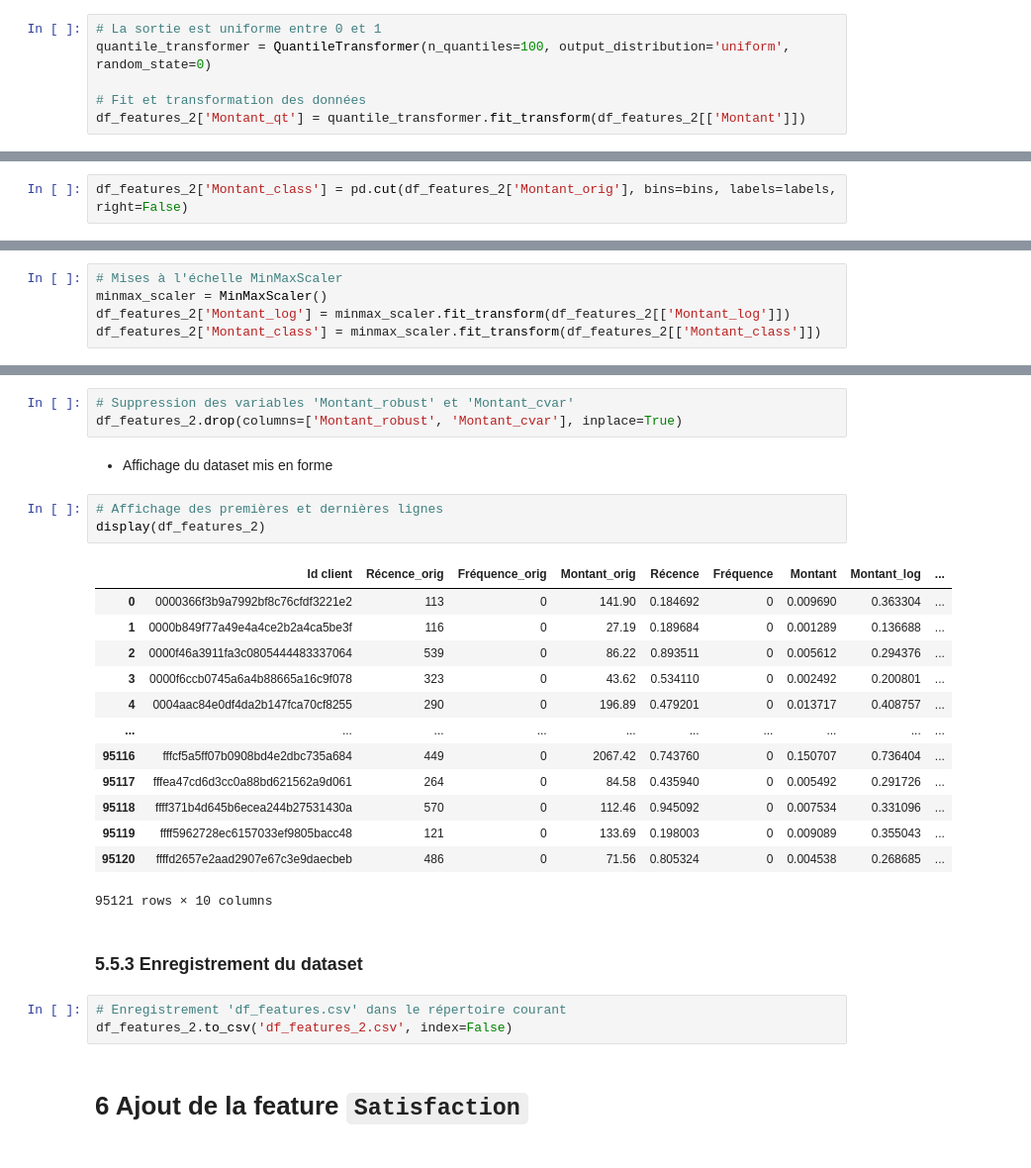
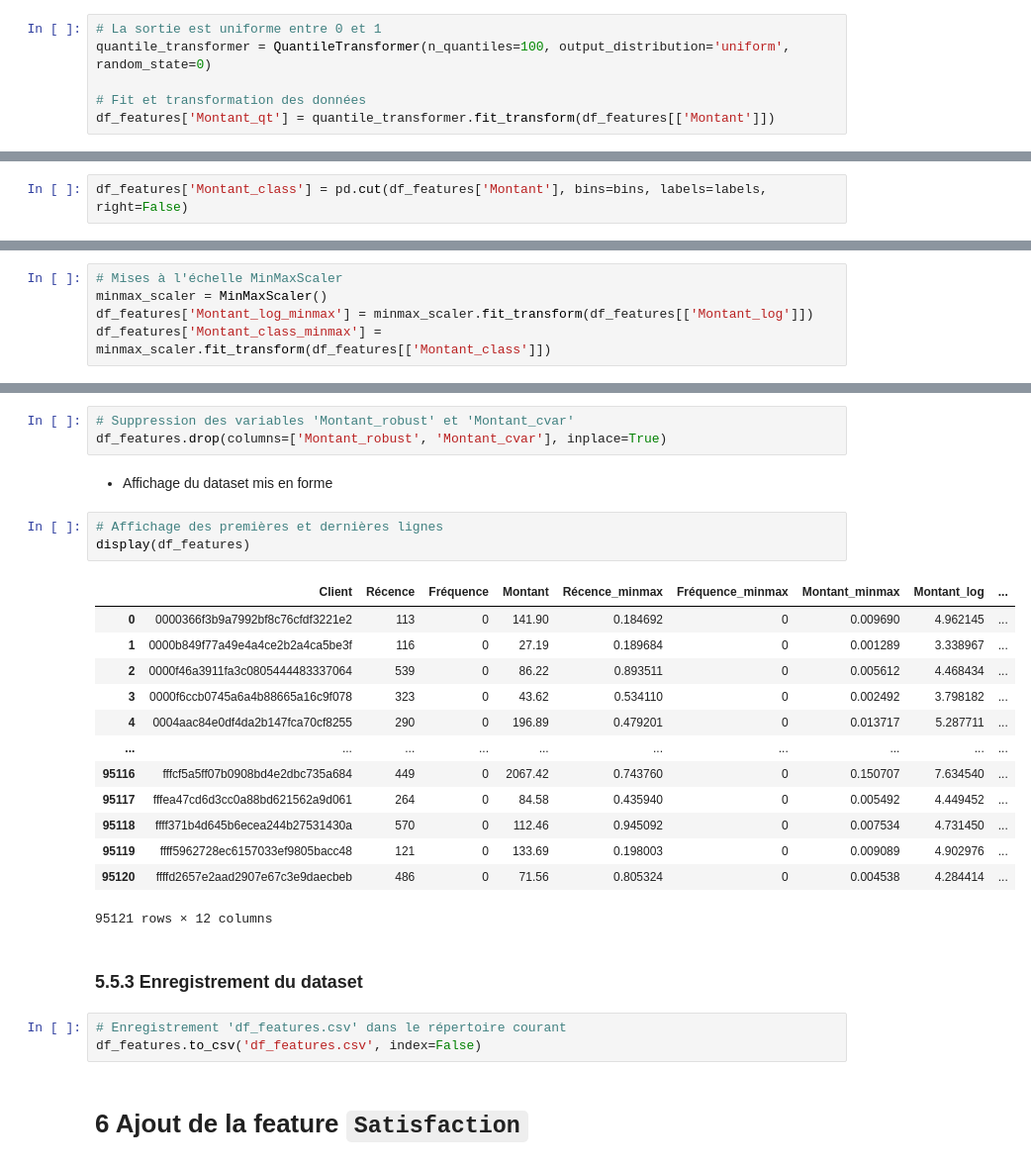
Before and after one commit to Christophe-Aballea/OC_projet5_Segmentez_des_clients_d_un_site_ecommerce, a Jupyter notebook: P05_Notebook2_Feature_ingineering.ipynb, the cells around one changed output, grey strips where cells are left out. Shown at 99% size. Cells and saved outputs as stored; diff of their text form.

Commit message:
1 seul dataframe 'df_features', 1 seul fichier 'df_features.csv'

```diff
--- a/P05_Notebook2_Feature_ingineering.ipynb
+++ b/P05_Notebook2_Feature_ingineering.ipynb
@@ -1491,6 +1478,6 @@ plot_distribution(df_features_2, 'Montant_cvar', 'Montant acheté (coefficient d
 quantile_transformer = QuantileTransformer(n_quantiles=100, output_distribution='uniform', random_state=0)
 
 # Fit et transformation des données
-df_features_2['Montant_qt'] = quantile_transformer.fit_transform(df_features_2[['Montant']])
+df_features['Montant_qt'] = quantile_transformer.fit_transform(df_features[['Montant']])
 # %%
 # Histogramme et boxplot
@@ -1507,6 +1494,6 @@ plot_distribution(df_features_2, 'Montant_qt', 'Montant acheté (coefficient de
 bins = [0, 25, 50, 100, 150, 200, 250, 500, 1000, float('inf')]
 labels = range(len(bins) - 1)
 # %%
-df_features_2['Montant_class'] = pd.cut(df_features_2['Montant_orig'], bins=bins, labels=labels, right=False)
+df_features['Montant_class'] = pd.cut(df_features['Montant'], bins=bins, labels=labels, right=False)
 # %%
 # Histogramme et boxplot
@@ -1534,36 +1521,36 @@ plot_distribution(df_features_2, 'Montant_class', 'Montant acheté (classement)'
 # %%
 # Mises à l'échelle MinMaxScaler
 minmax_scaler = MinMaxScaler()
-df_features_2['Montant_log'] = minmax_scaler.fit_transform(df_features_2[['Montant_log']])
-df_features_2['Montant_class'] = minmax_scaler.fit_transform(df_features_2[['Montant_class']])
+df_features['Montant_log_minmax'] = minmax_scaler.fit_transform(df_features[['Montant_log']])
+df_features['Montant_class_minmax'] = minmax_scaler.fit_transform(df_features[['Montant_class']])
 # %% [markdown]
 ### 5.5.2 Suppression des variables inutilisées
 # %%
 # Suppression des variables 'Montant_robust' et 'Montant_cvar'
-df_features_2.drop(columns=['Montant_robust', 'Montant_cvar'], inplace=True)
+df_features.drop(columns=['Montant_robust', 'Montant_cvar'], inplace=True)
 # %% [markdown]
 * Affichage du dataset mis en forme
 # %%
 # Affichage des premières et dernières lignes
-display(df_features_2)
+display(df_features)
 # %% [output]
-|  | Id client | Récence_orig | Fréquence_orig | Montant_orig | Récence | Fréquence | Montant | Montant_log | ... |
-| 0 | 0000366f3b9a7992bf8c76cfdf3221e2 | 113 | 0 | 141.90 | 0.184692 | 0 | 0.009690 | 0.363304 | ... |
-| 1 | 0000b849f77a49e4a4ce2b2a4ca5be3f | 116 | 0 | 27.19 | 0.189684 | 0 | 0.001289 | 0.136688 | ... |
-| 2 | 0000f46a3911fa3c0805444483337064 | 539 | 0 | 86.22 | 0.893511 | 0 | 0.005612 | 0.294376 | ... |
-| 3 | 0000f6ccb0745a6a4b88665a16c9f078 | 323 | 0 | 43.62 | 0.534110 | 0 | 0.002492 | 0.200801 | ... |
-| 4 | 0004aac84e0df4da2b147fca70cf8255 | 290 | 0 | 196.89 | 0.479201 | 0 | 0.013717 | 0.408757 | ... |
+|  | Client | Récence | Fréquence | Montant | Récence_minmax | Fréquence_minmax | Montant_minmax | Montant_log | ... |
+| 0 | 0000366f3b9a7992bf8c76cfdf3221e2 | 113 | 0 | 141.90 | 0.184692 | 0 | 0.009690 | 4.962145 | ... |
+| 1 | 0000b849f77a49e4a4ce2b2a4ca5be3f | 116 | 0 | 27.19 | 0.189684 | 0 | 0.001289 | 3.338967 | ... |
+| 2 | 0000f46a3911fa3c0805444483337064 | 539 | 0 | 86.22 | 0.893511 | 0 | 0.005612 | 4.468434 | ... |
+| 3 | 0000f6ccb0745a6a4b88665a16c9f078 | 323 | 0 | 43.62 | 0.534110 | 0 | 0.002492 | 3.798182 | ... |
+| 4 | 0004aac84e0df4da2b147fca70cf8255 | 290 | 0 | 196.89 | 0.479201 | 0 | 0.013717 | 5.287711 | ... |
 | ... | ... | ... | ... | ... | ... | ... | ... | ... | ... |
-| 95116 | fffcf5a5ff07b0908bd4e2dbc735a684 | 449 | 0 | 2067.42 | 0.743760 | 0 | 0.150707 | 0.736404 | ... |
-| 95117 | fffea47cd6d3cc0a88bd621562a9d061 | 264 | 0 | 84.58 | 0.435940 | 0 | 0.005492 | 0.291726 | ... |
-| 95118 | ffff371b4d645b6ecea244b27531430a | 570 | 0 | 112.46 | 0.945092 | 0 | 0.007534 | 0.331096 | ... |
-| 95119 | ffff5962728ec6157033ef9805bacc48 | 121 | 0 | 133.69 | 0.198003 | 0 | 0.009089 | 0.355043 | ... |
-| 95120 | ffffd2657e2aad2907e67c3e9daecbeb | 486 | 0 | 71.56 | 0.805324 | 0 | 0.004538 | 0.268685 | ... |
+| 95116 | fffcf5a5ff07b0908bd4e2dbc735a684 | 449 | 0 | 2067.42 | 0.743760 | 0 | 0.150707 | 7.634540 | ... |
+| 95117 | fffea47cd6d3cc0a88bd621562a9d061 | 264 | 0 | 84.58 | 0.435940 | 0 | 0.005492 | 4.449452 | ... |
+| 95118 | ffff371b4d645b6ecea244b27531430a | 570 | 0 | 112.46 | 0.945092 | 0 | 0.007534 | 4.731450 | ... |
+| 95119 | ffff5962728ec6157033ef9805bacc48 | 121 | 0 | 133.69 | 0.198003 | 0 | 0.009089 | 4.902976 | ... |
+| 95120 | ffffd2657e2aad2907e67c3e9daecbeb | 486 | 0 | 71.56 | 0.805324 | 0 | 0.004538 | 4.284414 | ... |
-95121 rows × 10 columns
+95121 rows × 12 columns
 # %% [markdown]
 ### 5.5.3 Enregistrement du dataset
 # %%
 # Enregistrement 'df_features.csv' dans le répertoire courant
-df_features_2.to_csv('df_features_2.csv', index=False)
+df_features.to_csv('df_features.csv', index=False)
 # %% [markdown]
 # 6 Ajout de la feature `Satisfaction`
```
Also changed, not shown: parts of 32 cells of this notebook, 1 other file.
